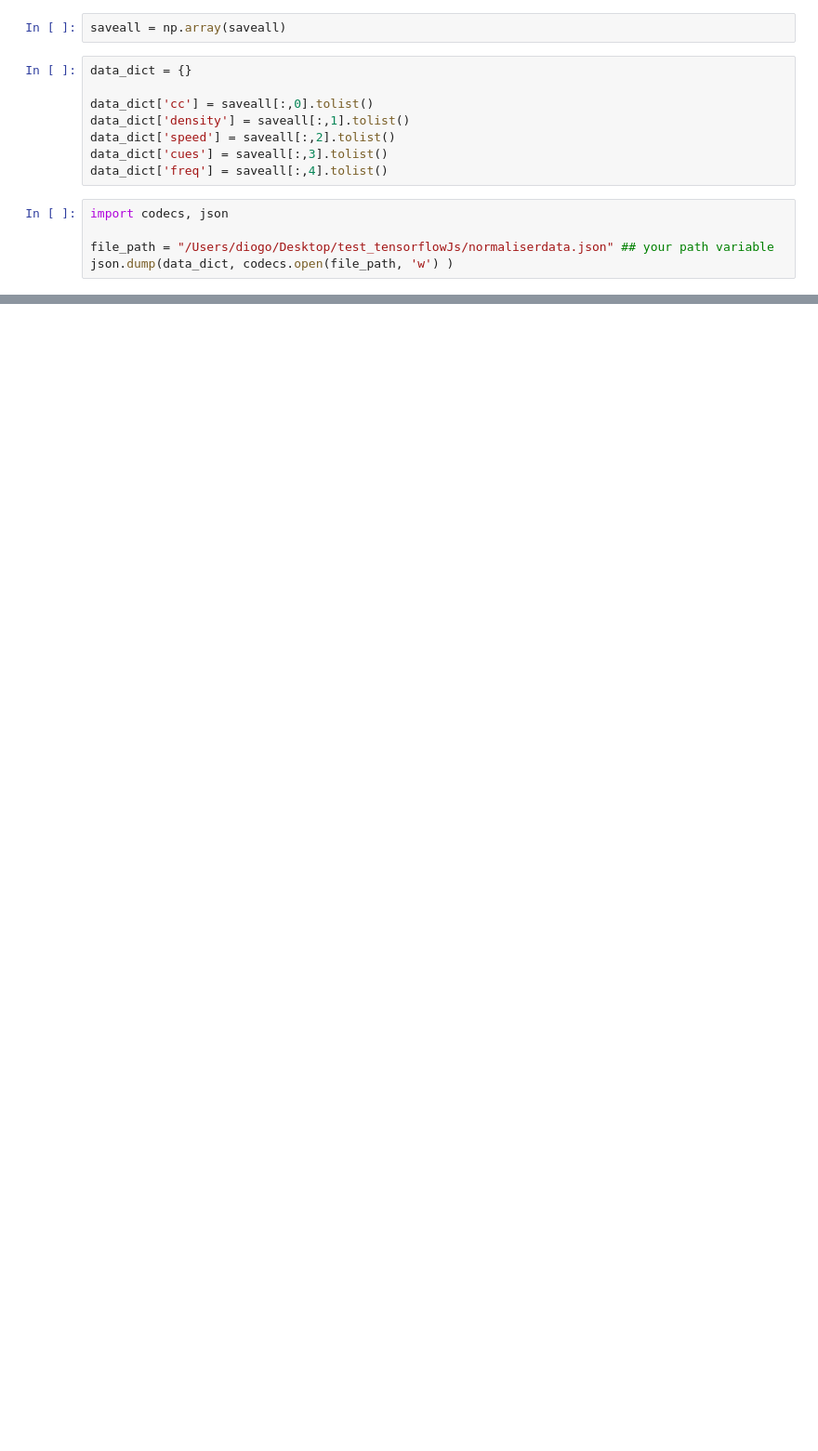
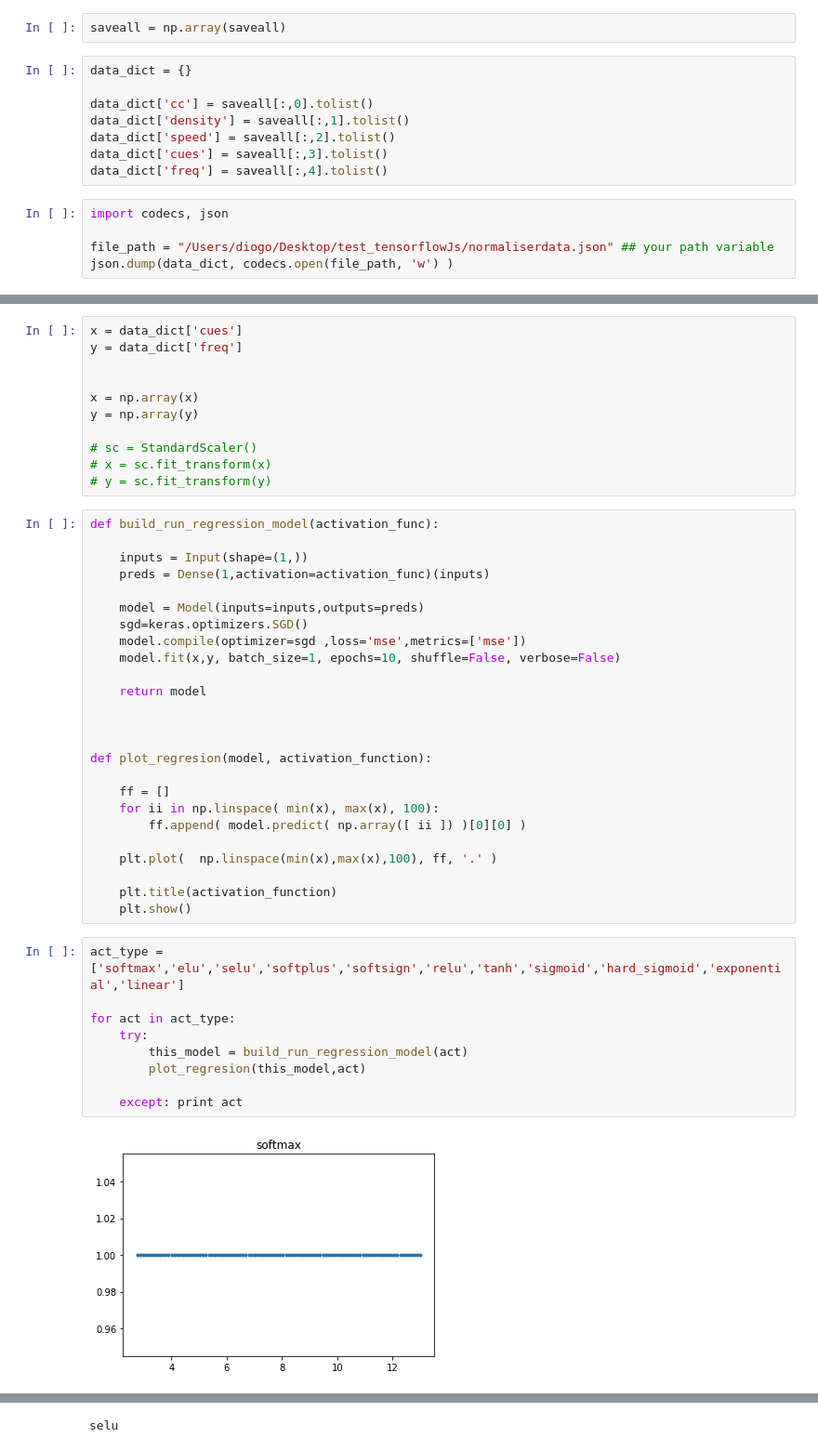
Before and after one commit to DiogoSantosPata/normaliser, a Jupyter notebook: prepare_data_to_tensorflowjs.ipynb, the cells around one changed output, grey strips where cells are left out. Shown: that part at 93% size. Cells and saved outputs as stored; diff of their text form; blank space fills up the shorter version.

```diff
--- a/prepare_data_to_tensorflowjs.ipynb
+++ b/prepare_data_to_tensorflowjs.ipynb
@@ -158,0 +37,47 @@ plt.plot(  rand2d["vfrom"], rand2d["close"] , '.')
+# %%
+x = data_dict['cues']
+y = data_dict['freq']
+
+
+x = np.array(x)
+y = np.array(y)
+
+# sc = StandardScaler()
+# x = sc.fit_transform(x)
+# y = sc.fit_transform(y)
+# %%
+def build_run_regression_model(activation_func):
+
+    inputs = Input(shape=(1,))
+    preds = Dense(1,activation=activation_func)(inputs)
+
+    model = Model(inputs=inputs,outputs=preds)
+    sgd=keras.optimizers.SGD()
+    model.compile(optimizer=sgd ,loss='mse',metrics=['mse'])
+    model.fit(x,y, batch_size=1, epochs=10, shuffle=False, verbose=False)
+
+    return model
+
+
+
+def plot_regresion(model, activation_function):
+
+    ff = []
+    for ii in np.linspace( min(x), max(x), 100):
+        ff.append( model.predict( np.array([ ii ]) )[0][0] )
+
+    plt.plot(  np.linspace(min(x),max(x),100), ff, '.' )
+
+    plt.title(activation_function)
+    plt.show()
+# %%
+act_type = ['softmax','elu','selu','softplus','softsign','relu','tanh','sigmoid','hard_sigmoid','exponential','linear']
+
+for act in act_type:
+    try:
+        this_model = build_run_regression_model(act)
+        plot_regresion(this_model,act)
+
+    except: print act
+# %% [output]
+[figure, added]
@@ -158,0 +85 @@ plt.plot(  rand2d["vfrom"], rand2d["close"] , '.')
+selu
```
Also changed, not shown: parts of 21 cells of this notebook, 6 other files.
